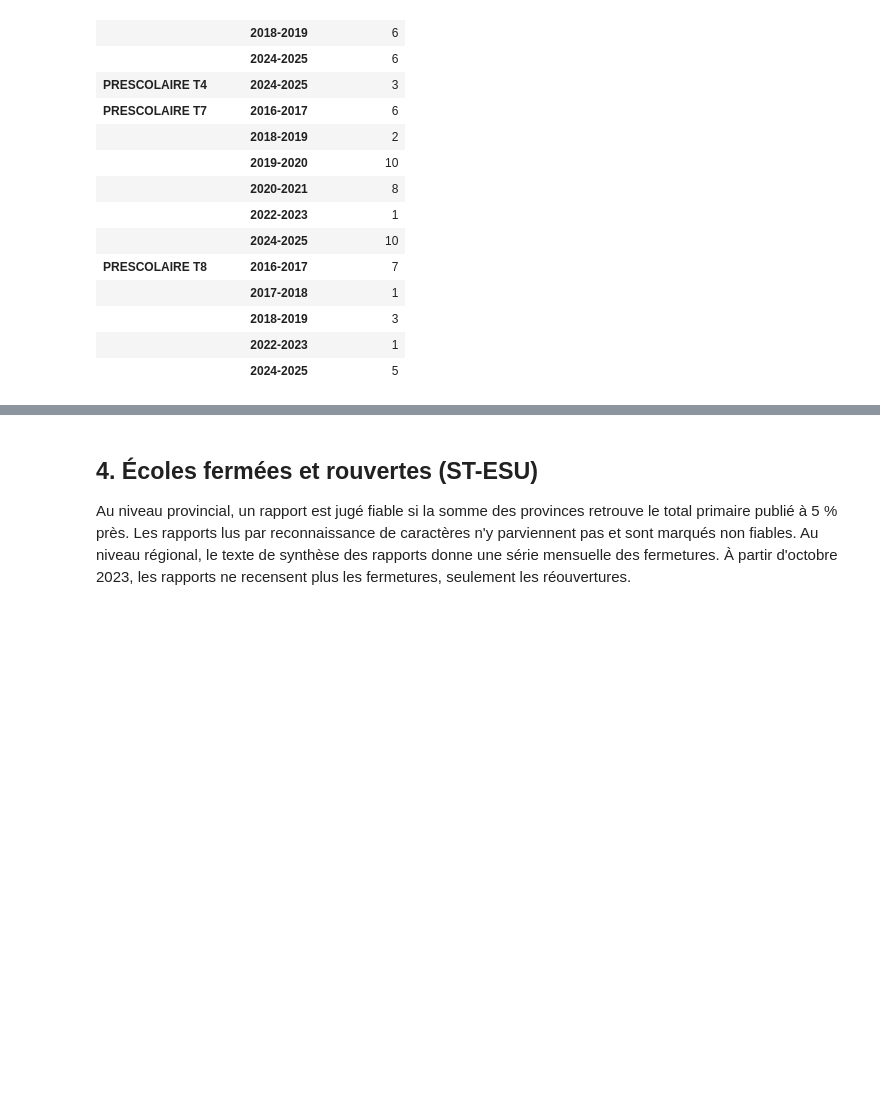
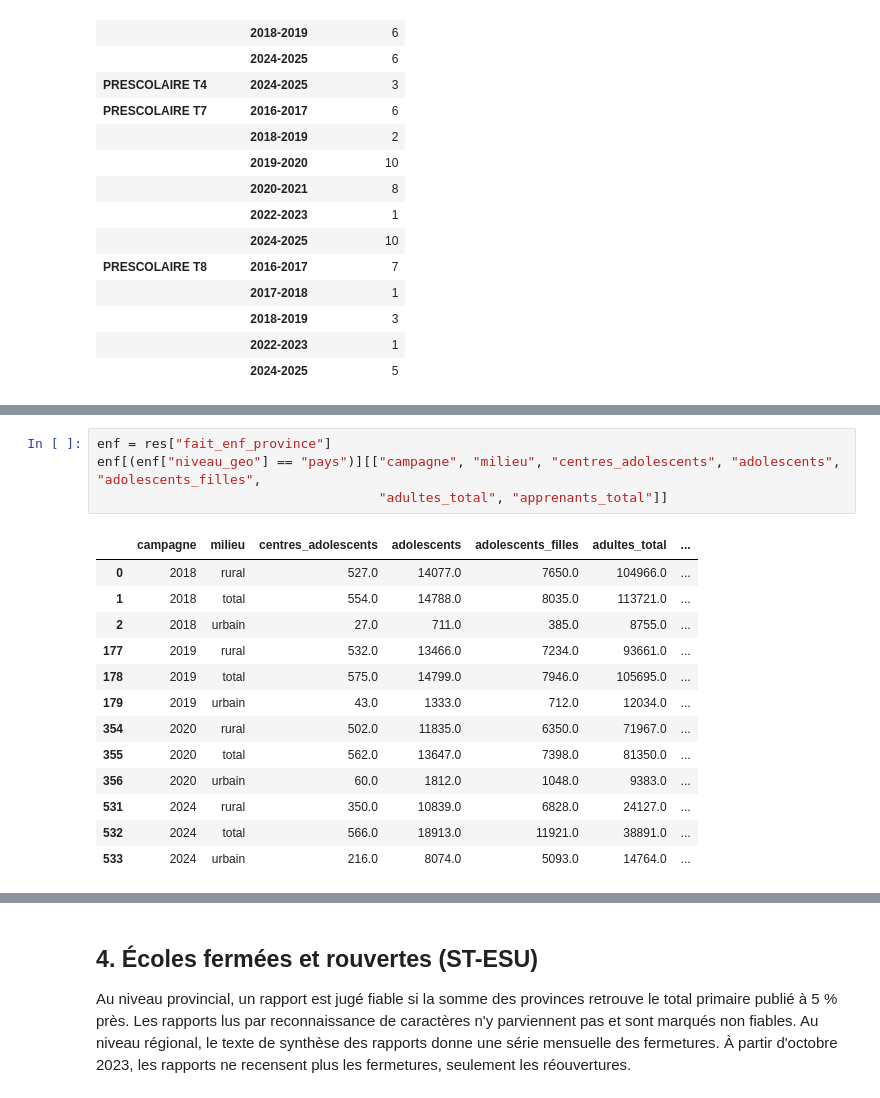
Before and after one commit to datachallenge-edu-bf/sentinelle-scolaire-defi1, a Jupyter notebook: notebooks/02_nettoyage.ipynb, the cells around one changed output, grey strips where cells are left out. Saved outputs shown, nothing was run; the diff lists cells and outputs as text; blank space fills up the shorter version.

```diff
--- a/notebooks/02_nettoyage.ipynb
+++ b/notebooks/02_nettoyage.ipynb
@@ -333,0 +340,18 @@ sauts.groupby(["tableau", "annee_scolaire"]).size().rename("signalements").to_fr
+# %%
+enf = res["fait_enf_province"]
+enf[(enf["niveau_geo"] == "pays")][["campagne", "milieu", "centres_adolescents", "adolescents", "adolescents_filles",
+                                    "adultes_total", "apprenants_total"]]
+# %% [output]
+|  | campagne | milieu | centres_adolescents | adolescents | adolescents_filles | adultes_total | ... |
+| 0 | 2018 | rural | 527.0 | 14077.0 | 7650.0 | 104966.0 | ... |
+| 1 | 2018 | total | 554.0 | 14788.0 | 8035.0 | 113721.0 | ... |
+| 2 | 2018 | urbain | 27.0 | 711.0 | 385.0 | 8755.0 | ... |
+| 177 | 2019 | rural | 532.0 | 13466.0 | 7234.0 | 93661.0 | ... |
+| 178 | 2019 | total | 575.0 | 14799.0 | 7946.0 | 105695.0 | ... |
+| 179 | 2019 | urbain | 43.0 | 1333.0 | 712.0 | 12034.0 | ... |
+| 354 | 2020 | rural | 502.0 | 11835.0 | 6350.0 | 71967.0 | ... |
+| 355 | 2020 | total | 562.0 | 13647.0 | 7398.0 | 81350.0 | ... |
+| 356 | 2020 | urbain | 60.0 | 1812.0 | 1048.0 | 9383.0 | ... |
+| 531 | 2024 | rural | 350.0 | 10839.0 | 6828.0 | 24127.0 | ... |
+| 532 | 2024 | total | 566.0 | 18913.0 | 11921.0 | 38891.0 | ... |
+| 533 | 2024 | urbain | 216.0 | 8074.0 | 5093.0 | 14764.0 | ... |
```
Also changed, not shown: parts of 8 cells of this notebook, 24 other files.
